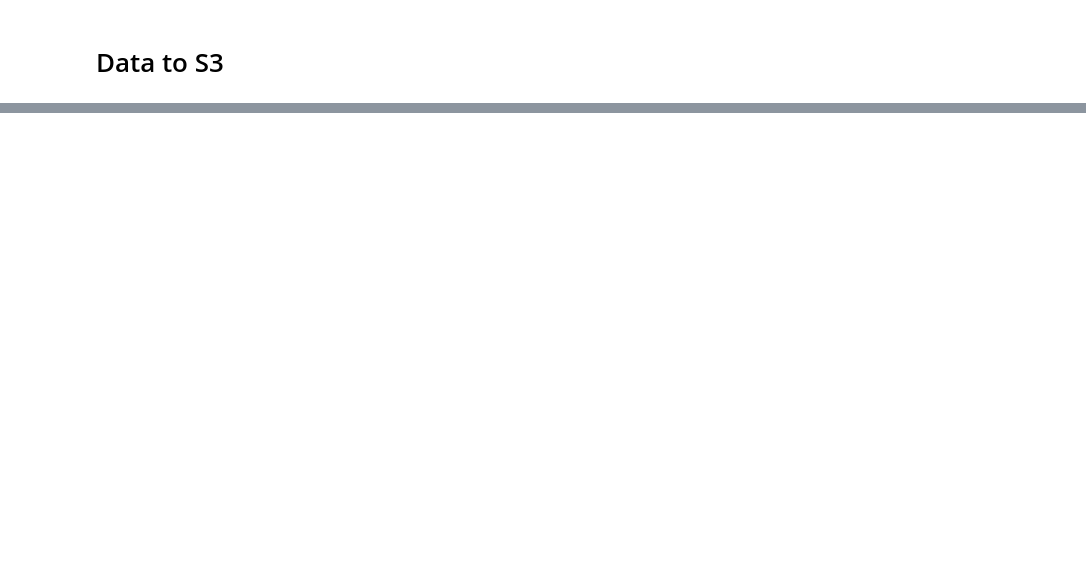
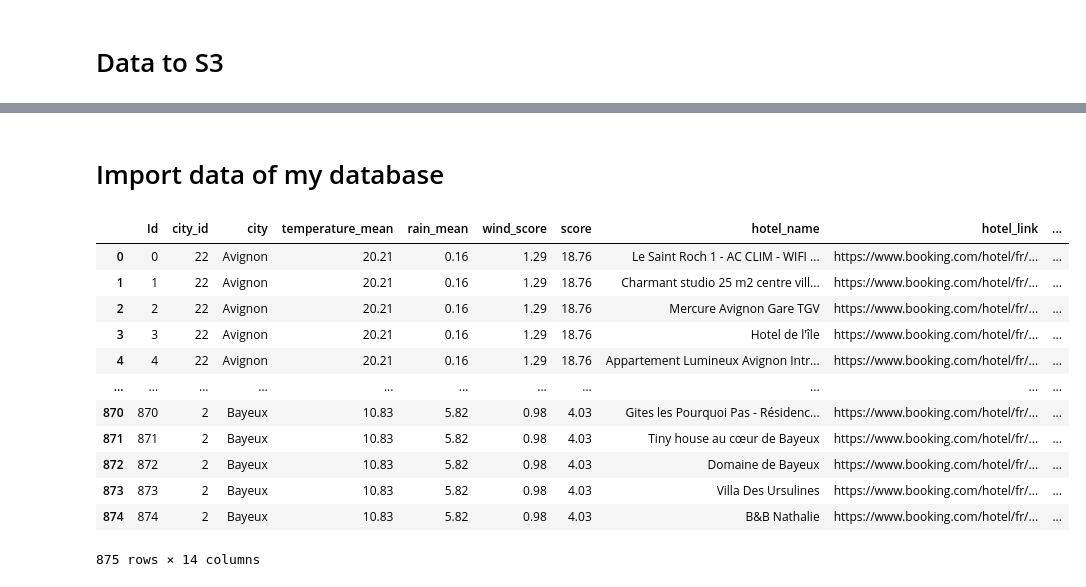
Before and after one commit to Quentin-qha/Jedha, a Jupyter notebook: 03_data_collection_and_managment/final_project/kayak.ipynb, the cells around one changed output, grey strips where cells are left out. Drawn from its saved outputs; the diff is of its cells as text; code cells hidden in the pictures; blank space fills up the shorter version.

```diff
--- a/03_data_collection_and_managment/final_project/kayak.ipynb
+++ b/03_data_collection_and_managment/final_project/kayak.ipynb
@@ -318,0 +319,23 @@ s3.Bucket("qha-kayak").upload_file("export/weather_and_hotels.csv", "weather_and
+# %% [markdown]
+# Import data of my database
+# %%
+
+
+#engine = create_engine(f"postgresql+psycopg2://{USERNAME}:{PASSWORD}@{HOSTNAME}:{PORT}/{DB_NAME}")
+df = pd.read_sql("SELECT * FROM weather_and_hotels", engine)
+df
+#print(df)
+# %% [output]
+|  | Id | city_id | city | temperature_mean | rain_mean | wind_score | score | hotel_name | hotel_link | ... |
+| 0 | 0 | 22 | Avignon | 20.21 | 0.16 | 1.29 | 18.76 | Le Saint Roch 1 - AC CLIM - WIFI ... | https://www.booking.com/hotel/fr/... | ... |
+| 1 | 1 | 22 | Avignon | 20.21 | 0.16 | 1.29 | 18.76 | Charmant studio 25 m2 centre vill... | https://www.booking.com/hotel/fr/... | ... |
+| 2 | 2 | 22 | Avignon | 20.21 | 0.16 | 1.29 | 18.76 | Mercure Avignon Gare TGV | https://www.booking.com/hotel/fr/... | ... |
+| 3 | 3 | 22 | Avignon | 20.21 | 0.16 | 1.29 | 18.76 | Hotel de l'île | https://www.booking.com/hotel/fr/... | ... |
+| 4 | 4 | 22 | Avignon | 20.21 | 0.16 | 1.29 | 18.76 | Appartement Lumineux Avignon Intr... | https://www.booking.com/hotel/fr/... | ... |
+| ... | ... | ... | ... | ... | ... | ... | ... | ... | ... | ... |
+| 870 | 870 | 2 | Bayeux | 10.83 | 5.82 | 0.98 | 4.03 | Gites les Pourquoi Pas - Résidenc... | https://www.booking.com/hotel/fr/... | ... |
+| 871 | 871 | 2 | Bayeux | 10.83 | 5.82 | 0.98 | 4.03 | Tiny house au cœur de Bayeux | https://www.booking.com/hotel/fr/... | ... |
+| 872 | 872 | 2 | Bayeux | 10.83 | 5.82 | 0.98 | 4.03 | Domaine de Bayeux | https://www.booking.com/hotel/fr/... | ... |
+| 873 | 873 | 2 | Bayeux | 10.83 | 5.82 | 0.98 | 4.03 | Villa Des Ursulines | https://www.booking.com/hotel/fr/... | ... |
+| 874 | 874 | 2 | Bayeux | 10.83 | 5.82 | 0.98 | 4.03 | B&B Nathalie | https://www.booking.com/hotel/fr/... | ... |
+875 rows × 14 columns
```
Also changed, not shown: parts of 12 cells of this notebook, 3 other files.
